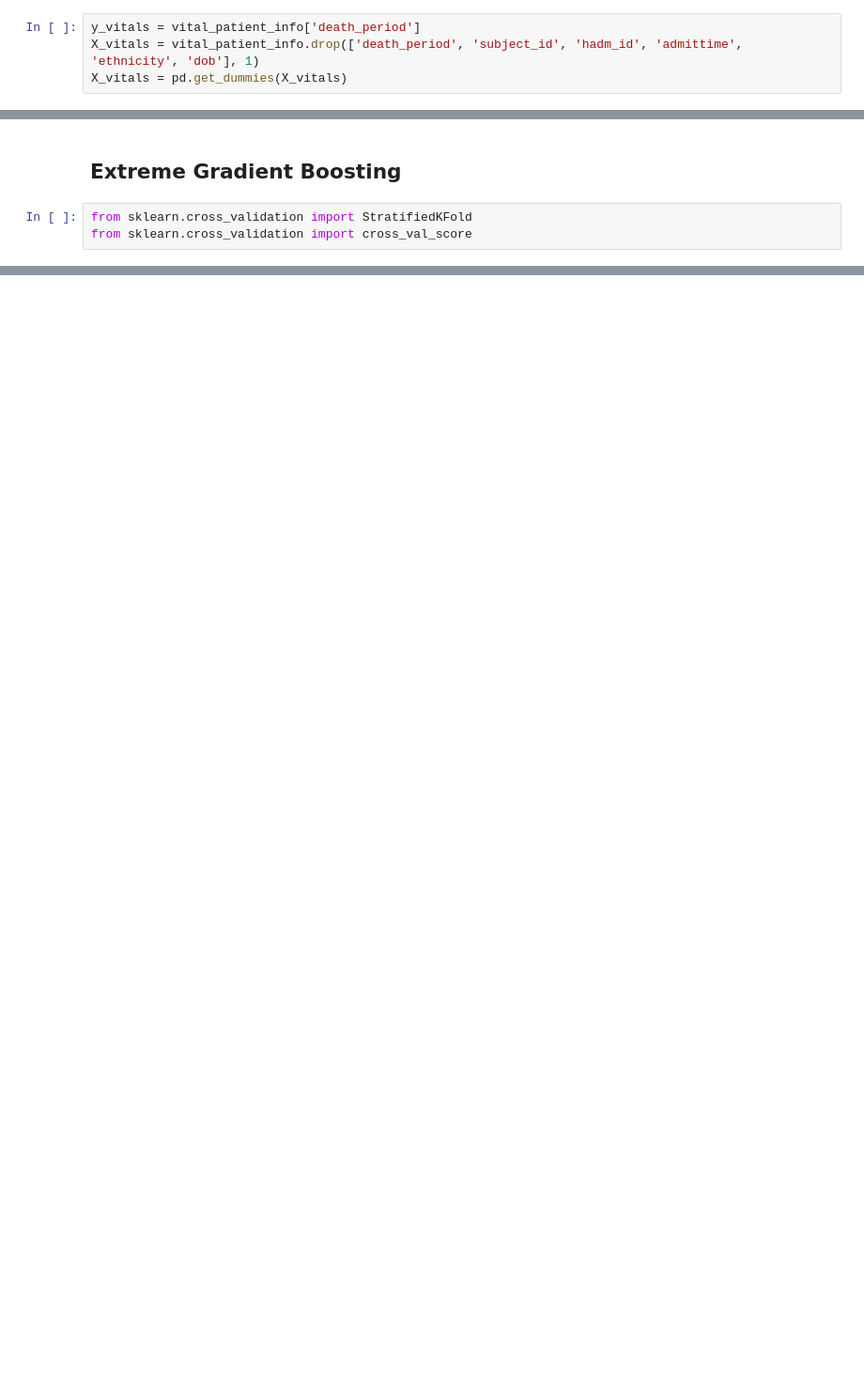
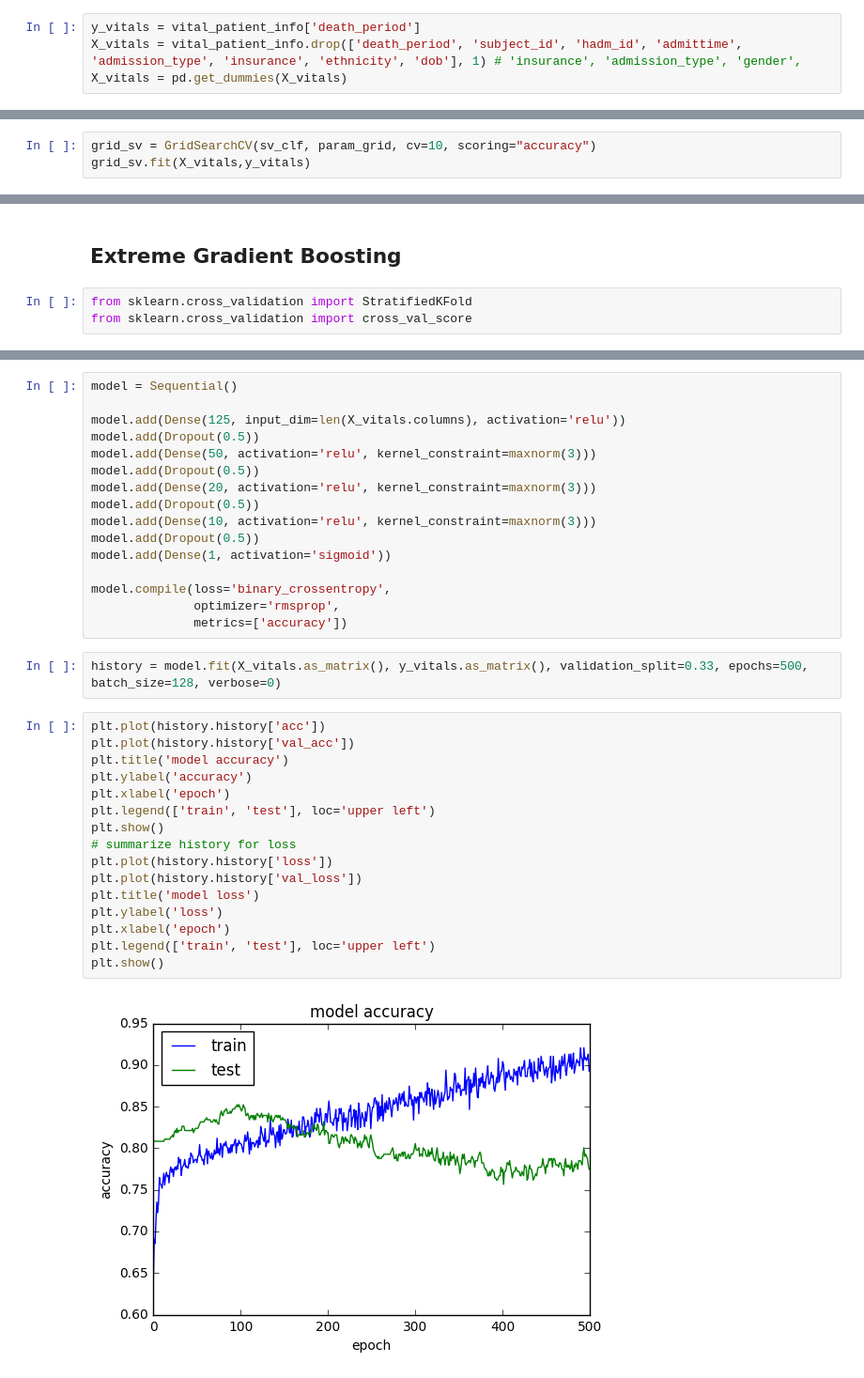
Before and after one commit to j-crowe/ICU_Survival_ML_Model_Comparison, a Jupyter notebook: Sepsis Model Comparison.ipynb, the cells around one changed output, grey strips where cells are left out. Shown: that part at 94% size. Drawn from its saved outputs; the diff is of its cells as text; blank space fills up the shorter version.

```diff
--- a/Sepsis Model Comparison.ipynb
+++ b/Sepsis Model Comparison.ipynb
@@ -145,7 +119,7 @@ outliers = [k for (k,v) in Counter(potential_outliers).items() if v > 4]
 vital_patient_info = vital_patient_info[~vital_patient_info.index.isin(outliers)]
 # %%
 y_vitals = vital_patient_info['death_period']
-X_vitals = vital_patient_info.drop(['death_period', 'subject_id', 'hadm_id', 'admittime', 'ethnicity', 'dob'], 1)
+X_vitals = vital_patient_info.drop(['death_period', 'subject_id', 'hadm_id', 'admittime', 'admission_type', 'insurance', 'ethnicity', 'dob'], 1) # 'insurance', 'admission_type', 'gender',
 X_vitals = pd.get_dummies(X_vitals)
 # %%
 from sklearn.ensemble import RandomForestClassifier
@@ -196,0 +186,3 @@ for f in range(X_vitals.shape[1]):
+# %%
+grid_sv = GridSearchCV(sv_clf, param_grid, cv=10, scoring="accuracy")
+grid_sv.fit(X_vitals,y_vitals)
@@ -224,0 +255,36 @@ print(rand_XGB.best_estimator_)
+# %%
+model = Sequential()
+
+model.add(Dense(125, input_dim=len(X_vitals.columns), activation='relu'))
+model.add(Dropout(0.5))
+model.add(Dense(50, activation='relu', kernel_constraint=maxnorm(3)))
+model.add(Dropout(0.5))
+model.add(Dense(20, activation='relu', kernel_constraint=maxnorm(3)))
+model.add(Dropout(0.5))
+model.add(Dense(10, activation='relu', kernel_constraint=maxnorm(3)))
+model.add(Dropout(0.5))
+model.add(Dense(1, activation='sigmoid'))
+
+model.compile(loss='binary_crossentropy',
+              optimizer='rmsprop',
+              metrics=['accuracy'])
+# %%
+history = model.fit(X_vitals.as_matrix(), y_vitals.as_matrix(), validation_split=0.33, epochs=500, batch_size=128, verbose=0)
+# %%
+plt.plot(history.history['acc'])
+plt.plot(history.history['val_acc'])
+plt.title('model accuracy')
+plt.ylabel('accuracy')
+plt.xlabel('epoch')
+plt.legend(['train', 'test'], loc='upper left')
+plt.show()
+# summarize history for loss
+plt.plot(history.history['loss'])
+plt.plot(history.history['val_loss'])
+plt.title('model loss')
+plt.ylabel('loss')
+plt.xlabel('epoch')
+plt.legend(['train', 'test'], loc='upper left')
+plt.show()
+# %% [output]
+[figure, added]
```
Also changed, not shown: parts of 25 cells of this notebook, 8 other files.
